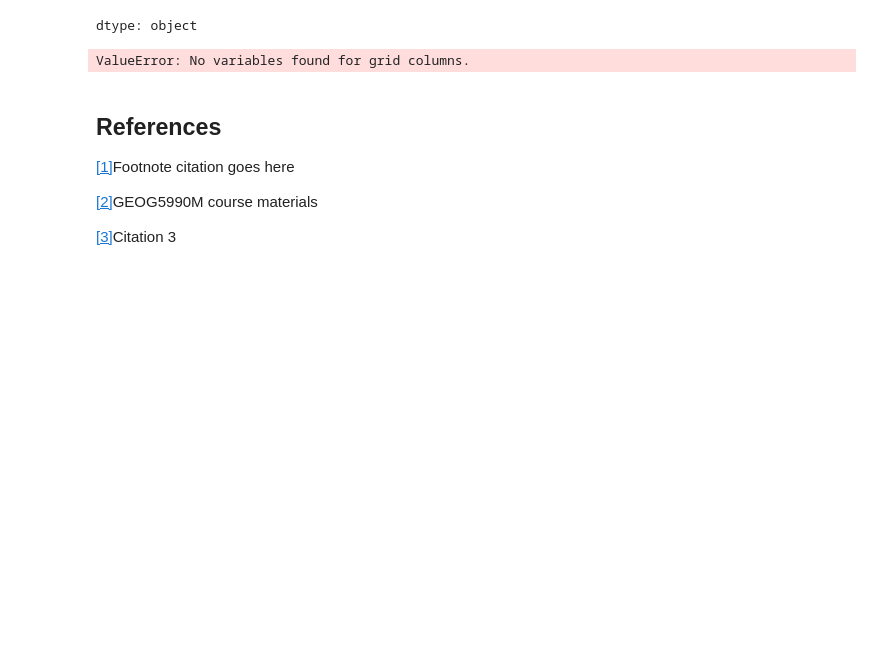
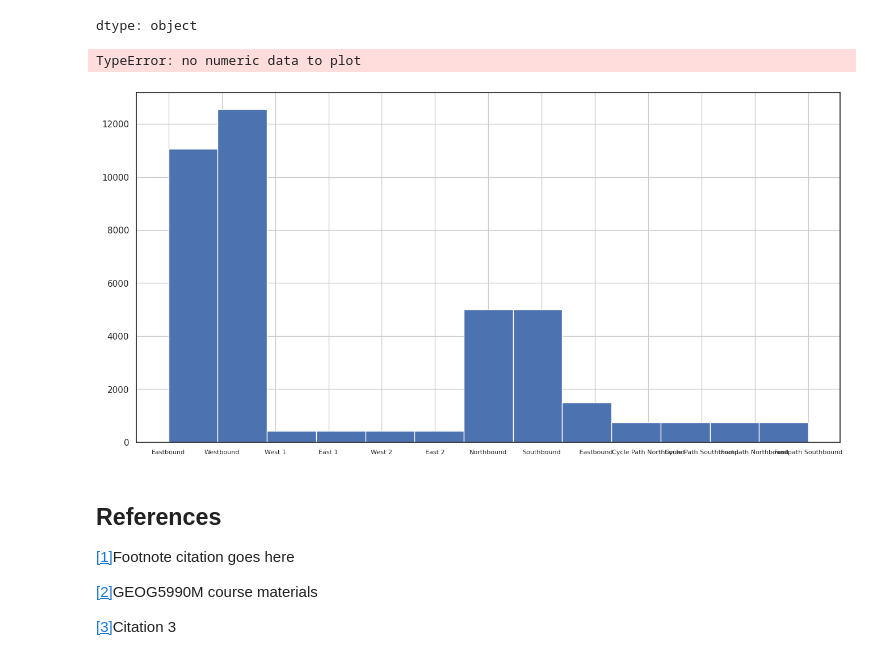
Before and after one commit to shannondill/GEOG5990M, a Jupyter notebook: SecondDraft_GEOG5990M_FinalProject.ipynb, the cells around one changed output. Drawn from its saved outputs; the diff is of its cells as text; code cells hidden in the pictures; blank space fills up the shorter version.

```diff
--- a/SecondDraft_GEOG5990M_FinalProject.ipynb
+++ b/SecondDraft_GEOG5990M_FinalProject.ipynb
@@ -262,7 +266,3 @@ cycleleeds24.dtypes
 | latitude | object |
 | longitude | object |
 dtype: object
-# %%
-sns.pairplot(cycleleeds24);
-# %% [output]
-ValueError: No variables found for grid columns.
@@ -276,3 +269,15 @@ sns.regplot(x='total', y='alcohol', data=carcrash, marker='x',
+# %%
+# titanic['age'].hist()
+cycleleeds24['lanedescription'].hist(
+    xlabelsize=8,
+    figsize=(16, 8),
+    bins=13,
+    align='mid')
+cycleleeds24.plot.barh(grid=True)
+##### https://python-graph-gallery.com/539-customizing-barplot-with-pandas/
+# %% [output]
+TypeError: no numeric data to plot
+[figure, added]
 # %% [markdown]
 ## References
 <p><a href="add_url_here">[1]</a>Footnote citation goes here</p>
```
Also changed, not shown: parts of 4 cells of this notebook.
